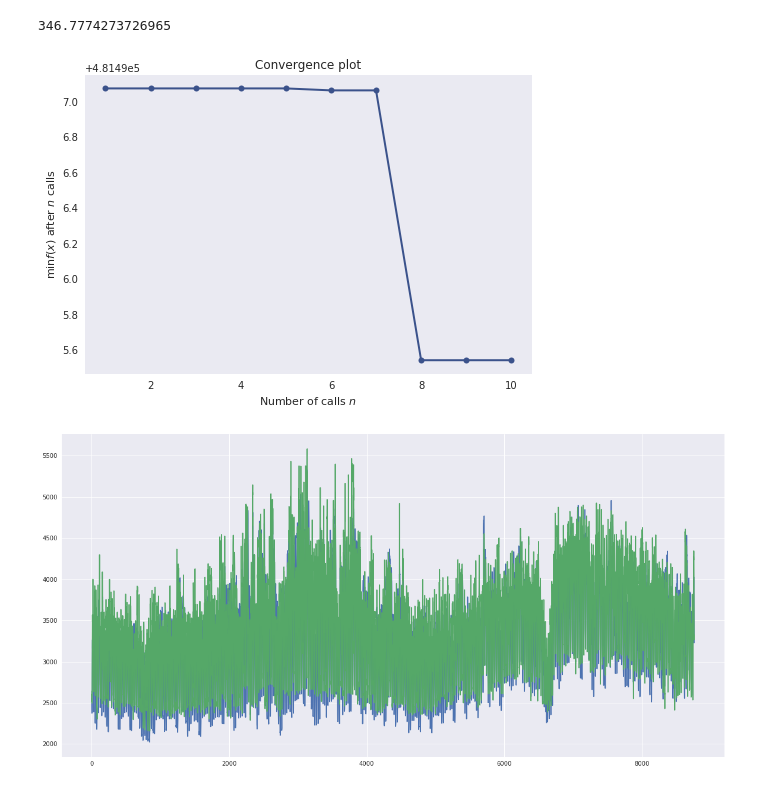
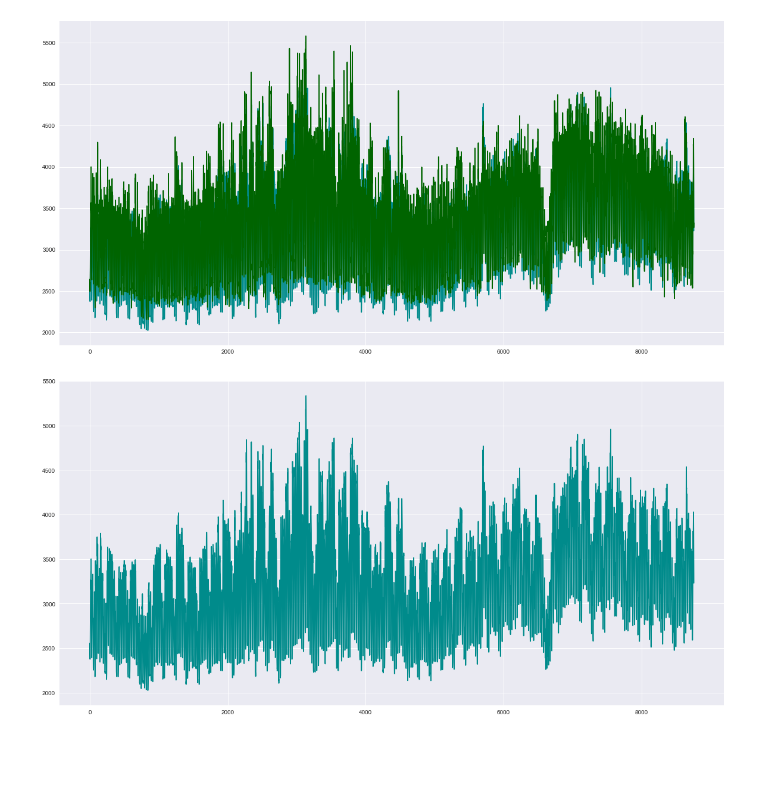
Before and after one commit to hiko1129/python_toy, a Jupyter notebook: predict_power_usage/predict.ipynb, the cells around one changed output. Saved outputs shown, nothing was run; the diff lists cells and outputs as text; code cells hidden in the pictures; blank space fills up the shorter version.

```diff
--- a/predict_power_usage/predict.ipynb
+++ b/predict_power_usage/predict.ipynb
@@ -53,20 +64,19 @@ X_train = scaler.fit_transform(X_train)
 X_test = scaler.transform(X_test)
 reg = RandomForestRegressor(random_state=0, n_jobs=-1)
 
-# def objective(params):
-#     global reg
-#     reg = set_params(params, reg)
-#     return cross_validation(reg, X_train, y_train)
-# space = [(1, 1e5),  # n_estimators
-#          (1, 1e5),  # max_depth
-#          (1, X_train.shape[1]),  # max_features
-#          (2, 1e5),  # min_samples_split
-#          (1, 1e5)]  # min_samples_leaf
-# res_gp = gp_minimize(objective, space, n_calls=10, random_state=0, verbose=0, n_jobs=-1)
-# math.sqrt(res_gp.fun)
-# reg = set_params(res_gp.x, reg)
+def objective(params):
+    global reg
+    reg = set_params(params, reg)
+    return cross_validation(reg, X_train, y_train)
+space = [(1, 1e5),  # n_estimators
+         (1, 1e5),  # max_depth
+         (1, X_train.shape[1]),  # max_features
+         (2, 1e5),  # min_samples_split
+         (1, 1e5)]  # min_samples_leaf
+res_gp = gp_minimize(objective, space, n_calls=200, random_state=0, verbose=0, n_jobs=-1)
+math.sqrt(res_gp.fun)
+reg = set_params(res_gp.x, reg)
 reg.fit(X_train, y_train)
 y_pred = reg.predict(X_test)
 math.sqrt(mean_squared_error(y_pred, y_test))
+joblib.dump(reg, 'predict_power_usage.pkl')
-# %% [output]
-346.7774273726965
@@ -73,9 +85,16 @@ math.sqrt(mean_squared_error(y_pred, y_test))
 # %%
-plot_convergence(res_gp)
+# 緑が予測、青が実測
 plt.figure(figsize=(20, 10))
-plt.plot(range(0, X_test.shape[0]), y_test)
-plt.plot(range(0, X_test.shape[0]), y_pred)
+plt.plot(range(0, X_test.shape[0]), y_test, color='darkcyan')
+plt.plot(range(0, X_test.shape[0]), y_pred, color='darkgreen')
+plt.savefig('comparison.png')
 plt.show()
 # %% [output]
-[figure, old version]
+[figure, new version]
-[figure, removed]
+# %%
+plt.figure(figsize=(20, 10))
+plt.plot(range(0, X_test.shape[0]), y_test, color='darkcyan')
+plt.savefig('test.png')
+plt.show()
+# %% [output]
+[figure, added]
```
Also changed, not shown: parts of 16 cells of this notebook, 15 other files.
